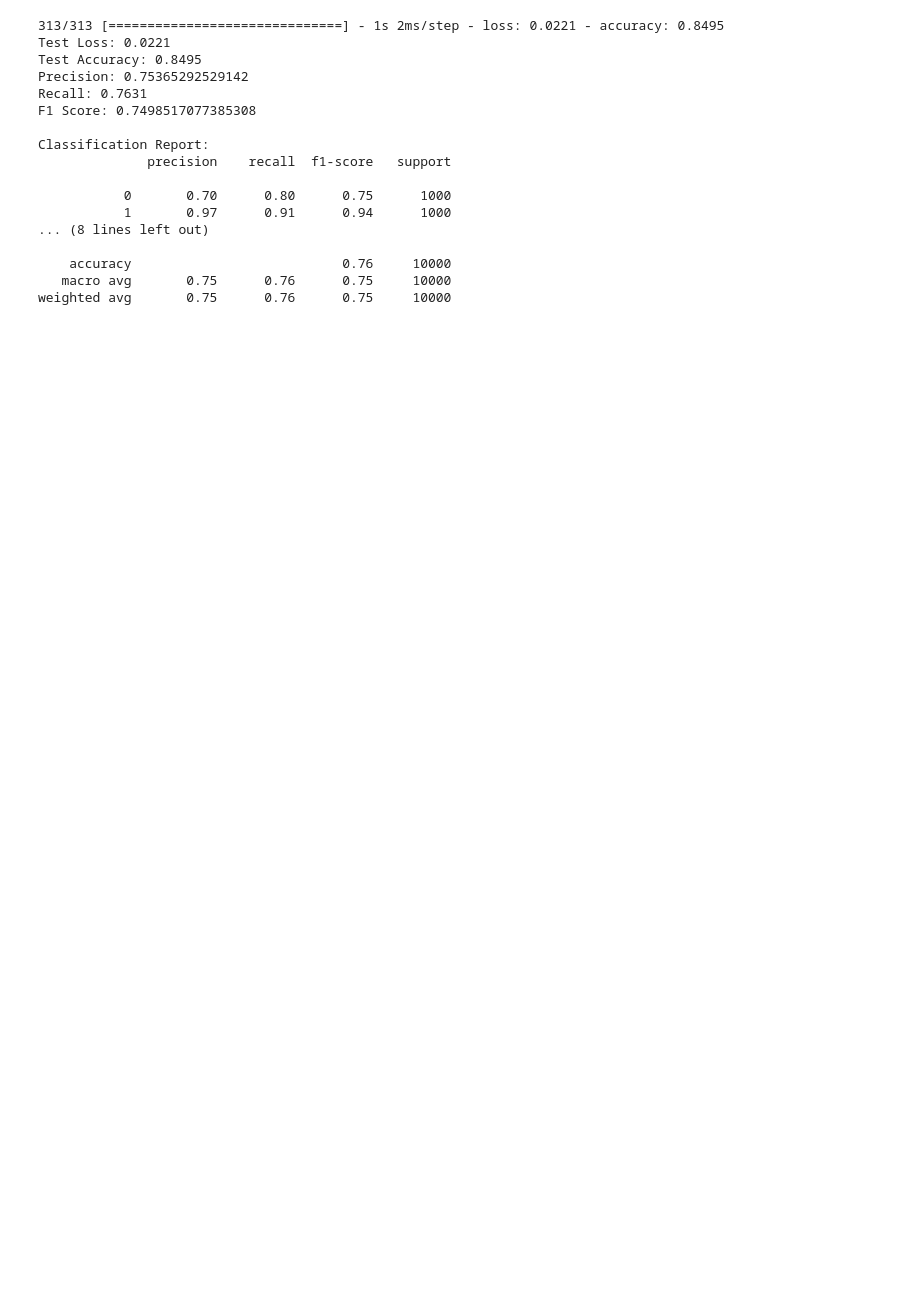
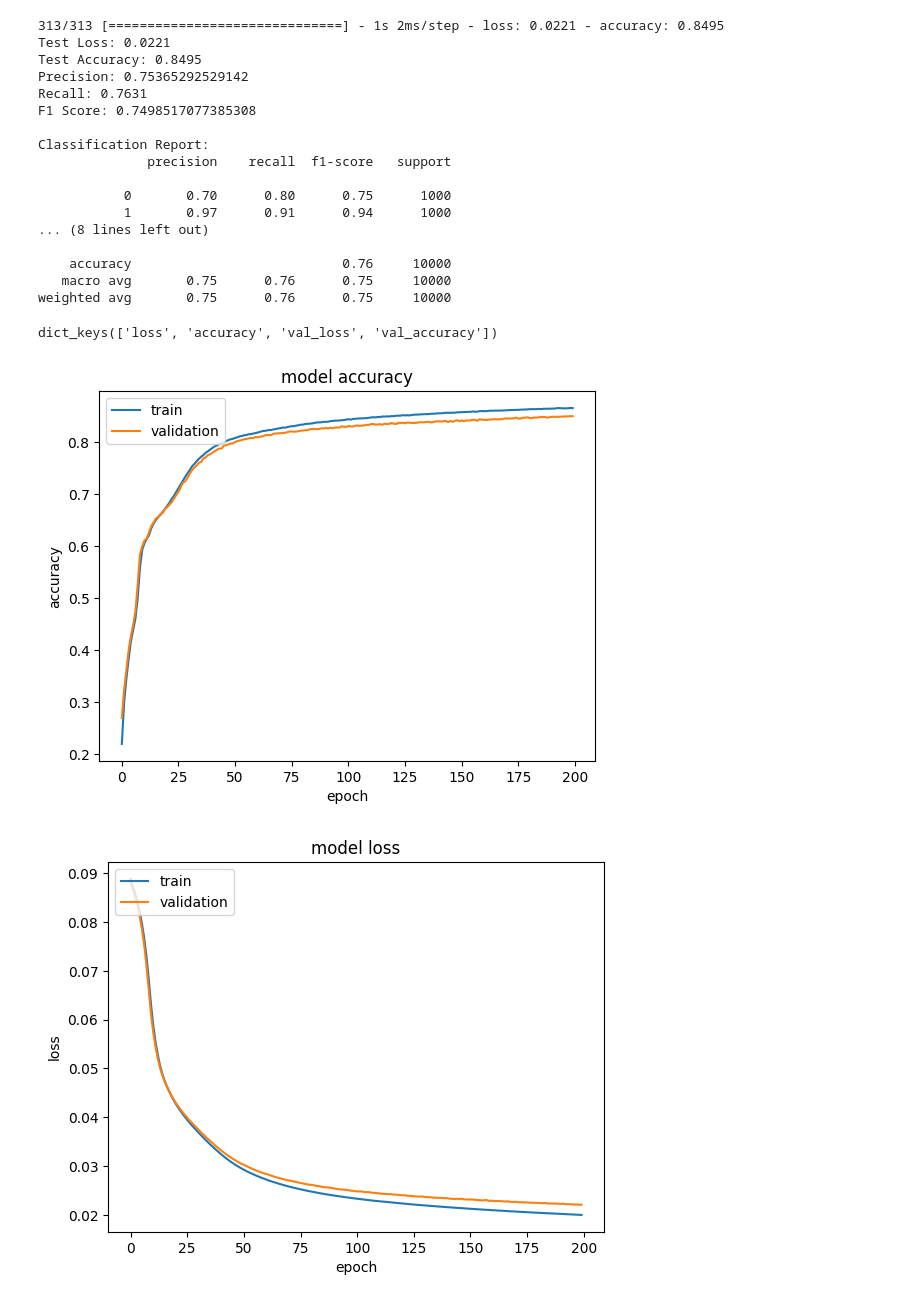
Before and after one commit to mgmeti/Data-Analysis, a Jupyter notebook: Copy_of_Copy_of_P1_starter.ipynb, the cells around one changed output. Saved outputs shown, nothing was run; the diff lists cells and outputs as text; code cells hidden in the pictures; blank space fills up the shorter version.

```diff
--- a/Copy_of_Copy_of_P1_starter.ipynb
+++ b/Copy_of_Copy_of_P1_starter.ipynb
@@ -699,3 +718,29 @@ Classification Report:
     accuracy                           0.76     10000
    macro avg       0.75      0.76      0.75     10000
 weighted avg       0.75      0.76      0.75     10000
+# %%
+# Your Plot learning curves code here and in additional code cells as needed
+# list all data in history
+print(history.history.keys())
+
+# summarize history for accuracy
+plt.plot(history.history['accuracy'])
+plt.plot(history.history['val_accuracy'])
+plt.title('model accuracy')
+plt.ylabel('accuracy')
+plt.xlabel('epoch')
+plt.legend(['train', 'validation'], loc='upper left')
+plt.show()
+
+# summarize history for loss
+plt.plot(history.history['loss'])
+plt.plot(history.history['val_loss'])
+plt.title('model loss')
+plt.ylabel('loss')
+plt.xlabel('epoch')
+plt.legend(['train', 'validation'], loc='upper left')
+plt.show()
+# %% [output]
+dict_keys(['loss', 'accuracy', 'val_loss', 'val_accuracy'])
+[figure, added]
+[figure, added]
```
Also changed, not shown: parts of 5 cells of this notebook.
